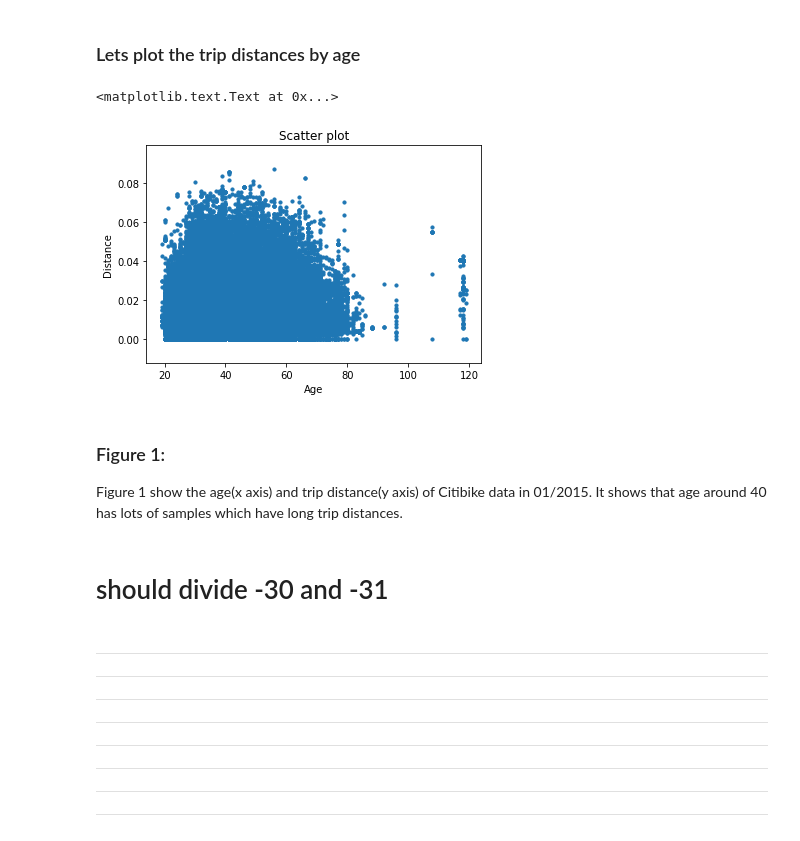
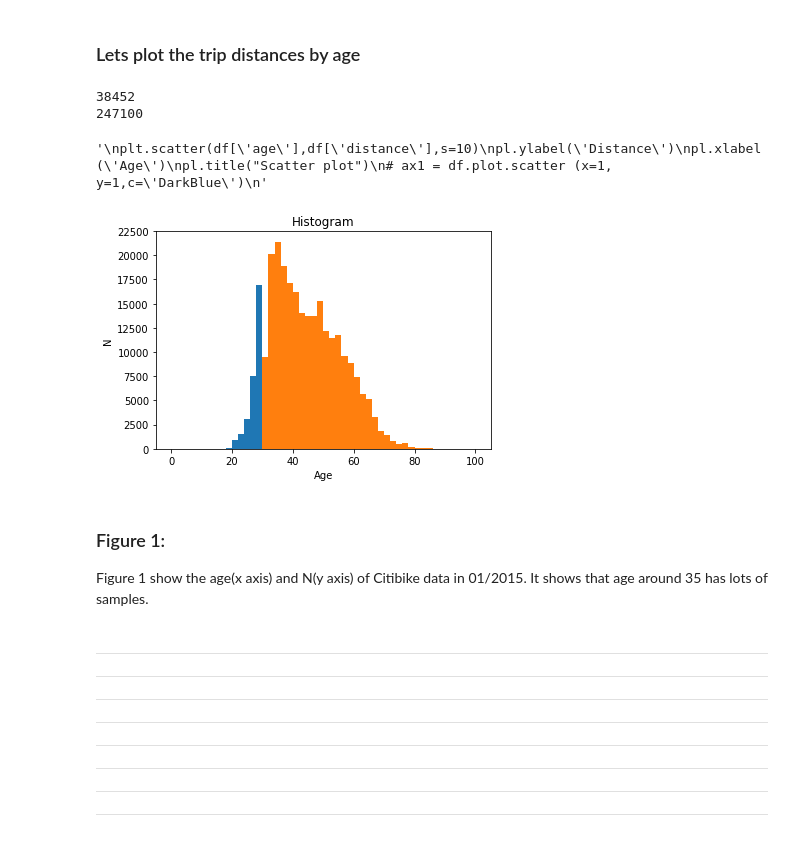
Before and after one commit to twwwy/PUI2018_ku373, a Jupyter notebook: HW4_ku373/Assignment2.ipynb, the cells around one changed output. Cells and saved outputs as stored; diff of their text form; code cells hidden in the pictures.

```diff
--- a/HW4_ku373/Assignment2.ipynb
+++ b/HW4_ku373/Assignment2.ipynb
@@ -151,19 +175,39 @@ df.head()
 # %% [markdown]
 ### Lets plot the trip distances by age
 # %%
+ind=(df.age_30==1)
+print(sum(ind))
+dfUnder30=df.loc[ind]
+
+ind2=(df.age_30==0)
+print(sum(ind2))
+dfOver30=df.loc[ind2]
+
+#int(df['age'])
+
+matplotlib.pylab.hist(dfUnder30['age'],bins=50,range=(0, 100))
+matplotlib.pylab.hist(dfOver30['age'],bins=50,range=(0, 100))
+
+pl.ylabel('N')
+pl.xlabel('Age')
+pl.title("Histogram")
+
+
+'''
 plt.scatter(df['age'],df['distance'],s=10)
 pl.ylabel('Distance')
 pl.xlabel('Age')
 pl.title("Scatter plot")
 # ax1 = df.plot.scatter (x=1, y=1,c='DarkBlue')
+'''
 # %% [output]
-<matplotlib.text.Text at 0x...>
+38452
+247100
+'\nplt.scatter(df[\'age\'],df[\'distance\'],s=10)\npl.ylabel(\'Distance\')\npl.xlabel(\'Age\')\npl.title("Scatter plot")\n# ax1 = df.plot.scatter (x=1, y=1,c=\'DarkBlue\')\n'
-[figure, old version]
+[figure, new version]
 # %% [markdown]
 ### Figure 1:
-Figure 1 show the age(x axis) and trip distance(y axis) of Citibike data in 01/2015. It shows that age around 40 has lots of samples which have long trip distances.
+Figure 1 show the age(x axis) and N(y axis) of Citibike data in 01/2015. It shows that age around 35 has lots of samples.
-# %% [markdown]
-# should divide -30 and -31
 # %% [markdown]
 __________________________________________________________________________________________________________________
 __________________________________________________________________________________________________________________
```
Also changed, not shown: parts of 5 cells of this notebook.
